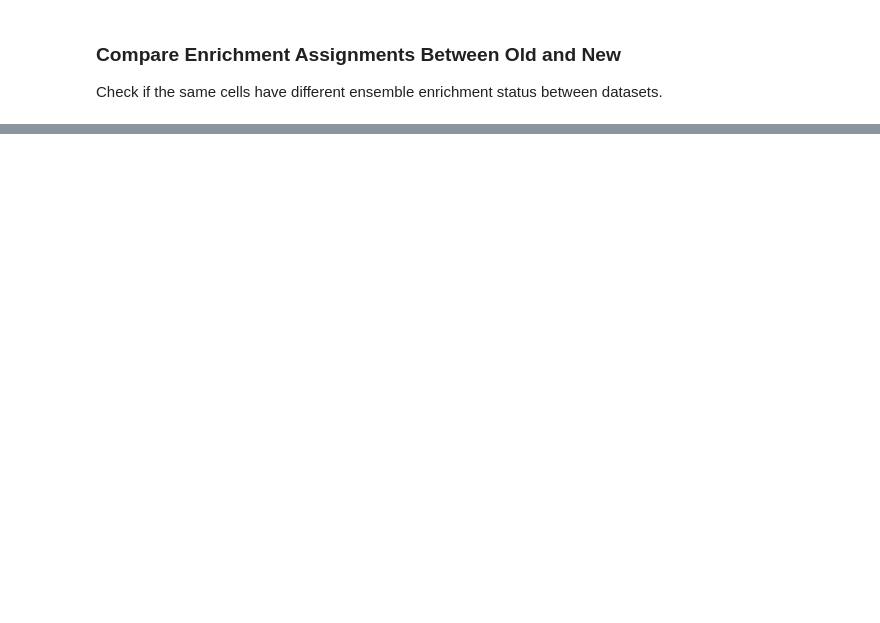
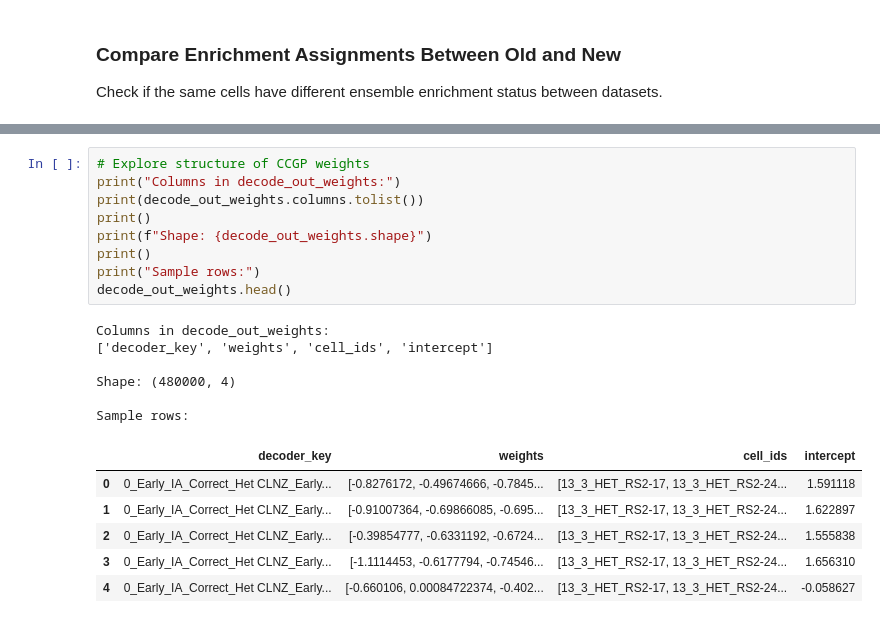
Before and after one commit to cjohnsoncruz/dlx56_mPFC_1p_SohalLab, a Jupyter notebook: code/Revisions- Figure 3-7 & Sup Figure 1-2 Plots v2_ compare CCGP.ipynb, the cells around one changed output, grey strips where cells are left out. Drawn from its saved outputs; the diff is of its cells as text; blank space fills up the shorter version.

```diff
--- a/code/Revisions- Figure 3-7 & Sup Figure 1-2 Plots v2_ compare CCGP.ipynb
+++ b/code/Revisions- Figure 3-7 & Sup Figure 1-2 Plots v2_ compare CCGP.ipynb
@@ -1862,0 +1884,22 @@ Early_RS_Correct:
+# %%
+# Explore structure of CCGP weights
+print("Columns in decode_out_weights:")
+print(decode_out_weights.columns.tolist())
+print()
+print(f"Shape: {decode_out_weights.shape}")
+print()
+print("Sample rows:")
+decode_out_weights.head()
+# %% [output]
+Columns in decode_out_weights:
+['decoder_key', 'weights', 'cell_ids', 'intercept']
+
+Shape: (480000, 4)
+
+Sample rows:
+|  | decoder_key | weights | cell_ids | intercept |
+| 0 | 0_Early_IA_Correct_Het CLNZ_Early... | [-0.8276172, -0.49674666, -0.7845... | [13_3_HET_RS2-17, 13_3_HET_RS2-24... | 1.591118 |
+| 1 | 0_Early_IA_Correct_Het CLNZ_Early... | [-0.91007364, -0.69866085, -0.695... | [13_3_HET_RS2-17, 13_3_HET_RS2-24... | 1.622897 |
+| 2 | 0_Early_IA_Correct_Het CLNZ_Early... | [-0.39854777, -0.6331192, -0.6724... | [13_3_HET_RS2-17, 13_3_HET_RS2-24... | 1.555838 |
+| 3 | 0_Early_IA_Correct_Het CLNZ_Early... | [-1.1114453, -0.6177794, -0.74546... | [13_3_HET_RS2-17, 13_3_HET_RS2-24... | 1.656310 |
+| 4 | 0_Early_IA_Correct_Het CLNZ_Early... | [-0.660106, 0.00084722374, -0.402... | [13_3_HET_RS2-17, 13_3_HET_RS2-24... | -0.058627 |
```
Also changed, not shown: parts of 55 cells of this notebook, 1 other file.
